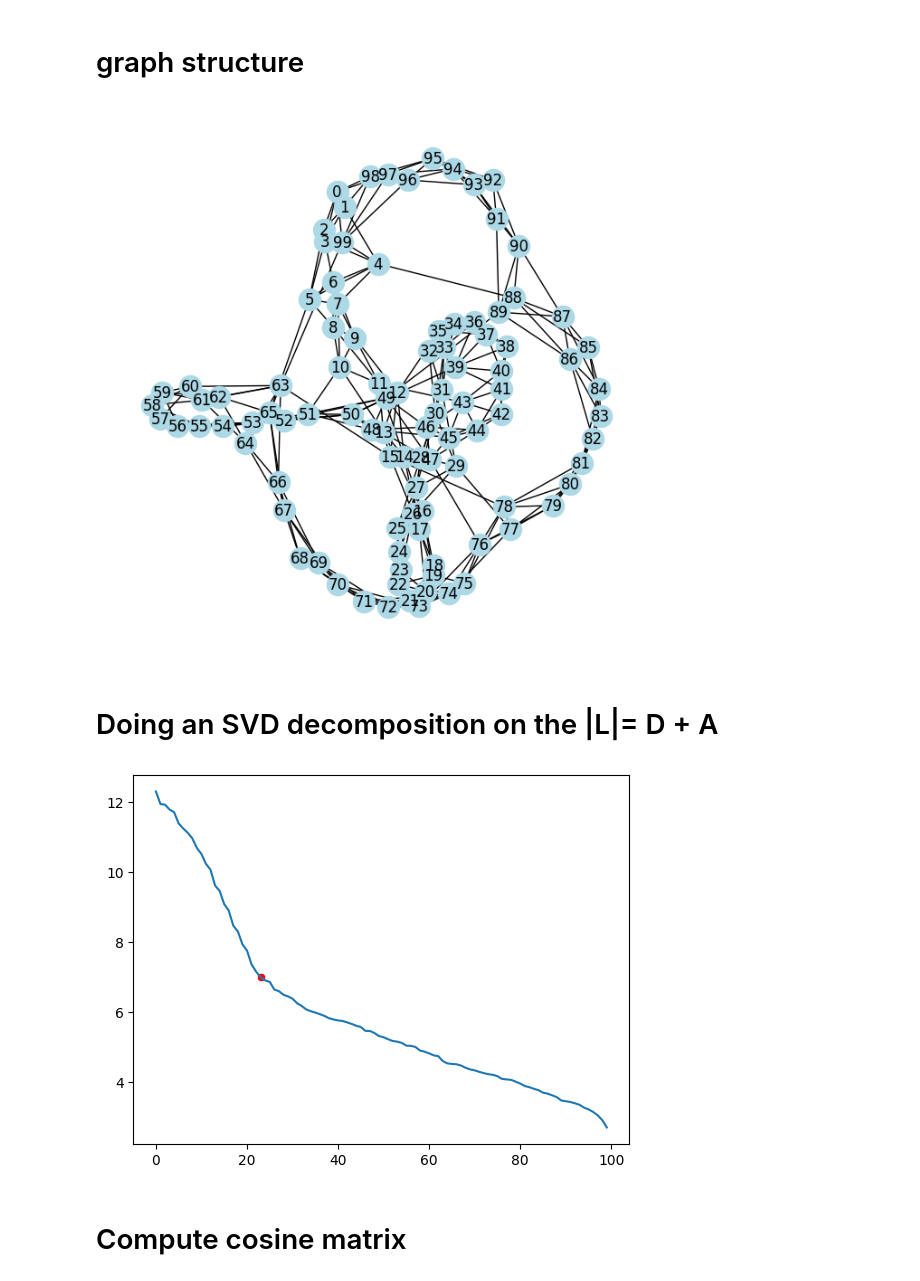
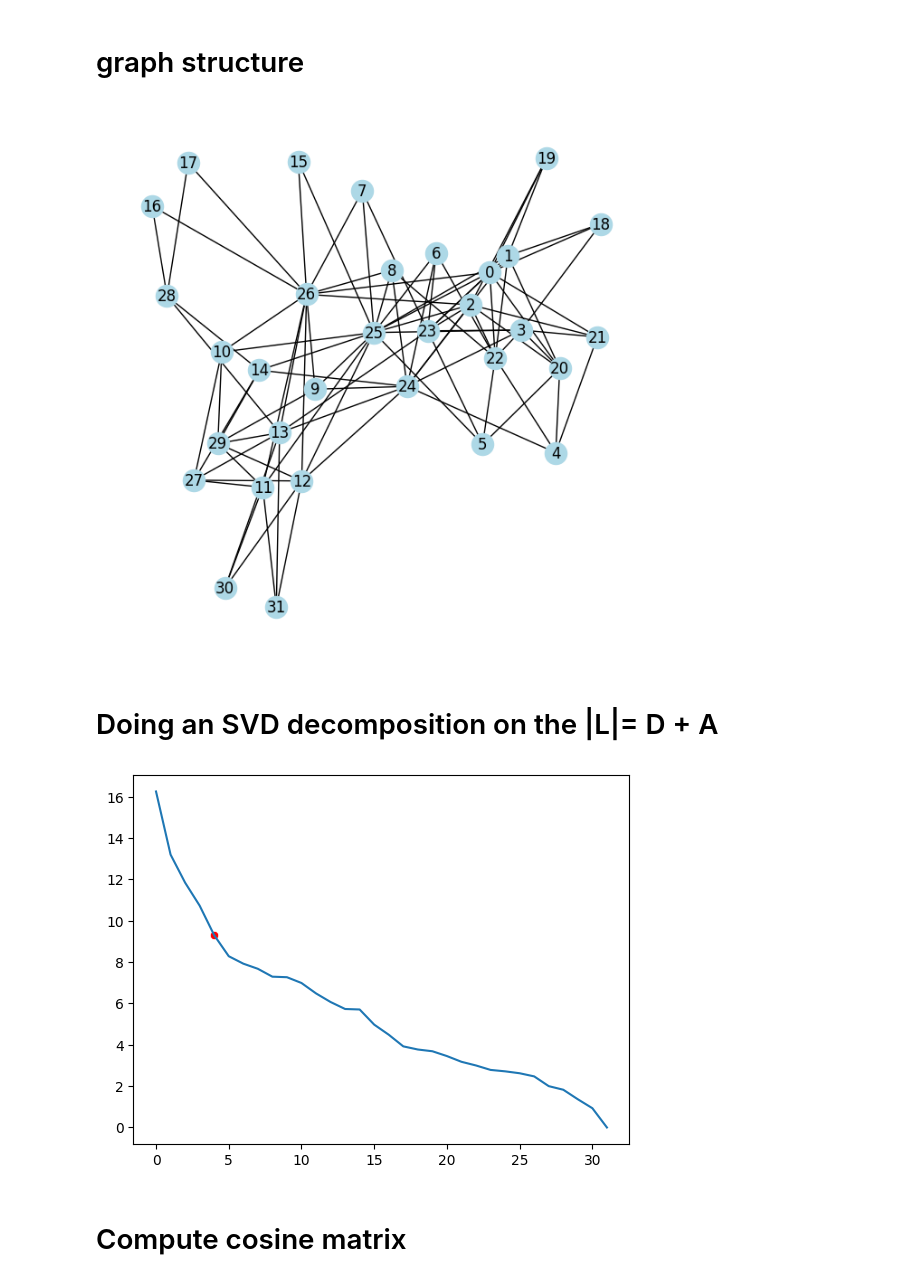
Before and after one commit to xiao278/svd_applications, a Jupyter notebook: community_detection_implementation.ipynb, the cells around one changed output. Drawn from its saved outputs; the diff is of its cells as text; code cells hidden in the pictures.

```diff
--- a/community_detection_implementation.ipynb
+++ b/community_detection_implementation.ipynb
@@ -63,36 +63,36 @@ def draw_graph(A:np.ndarray, group_labels=None, top_nodes=None):
 #     0: [1,2,3],
 #     1: [0,2,3],
 #     2: [0,1,3],
 #     3: [0,2,4,1],
 #     4: [5,7,6,3],
 #     5: [4,6,7],
 #     6: [5,7,4],
 #     7: [4,5,6],
 # }
 
 # AL = {
 #     0: [1,5],
 #     1: [0,2],
 #     2: [1,3],
 #     3: [2,4],
 #     4: [3,5],
 #     5: [4,0]
 # }
 
-# AL = nx.to_dict_of_lists(nx.davis_southern_women_graph())
+AL = nx.to_dict_of_lists(nx.davis_southern_women_graph())
 # AL = nx.to_dict_of_lists(nx.karate_club_graph())
-AL = nx.to_dict_of_lists(nx.watts_strogatz_graph(n=100, k=6, p=0.05))
+# AL = nx.to_dict_of_lists(nx.watts_strogatz_graph(n=100, k=6, p=0.05))
 
 # top_nodes, bottom_nodes = bipartite.sets(nx.davis_southern_women_graph())
 
 # Get the adjacency matrix as a NumPy array
 G = nx.from_dict_of_lists(AL)
 A = nx.to_numpy_array(G)
 D = np.diag(np.sum(A, axis=0)) #find the degree of each node
 m, n = A.shape
 draw_graph(A)
 # %% [output]
-[figure, old version]
+[figure, new version]
 # %% [markdown]
 # Doing an SVD decomposition on the |L|= D + A
 # %%
@@ -109,7 +109,7 @@ sns.scatterplot(x=[k], y=[svs[k]], color='red')
 # sns.barplot(x=list(range(len(svs_decrease))), y=svs_decrease, color='indigo')
 plt.show()
 # %% [output]
-[figure, old version]
+[figure, new version]
 # %%
 # k = 5
 U_k = U[:,0:k+1]
```
Also changed, not shown: parts of 3 cells of this notebook.
